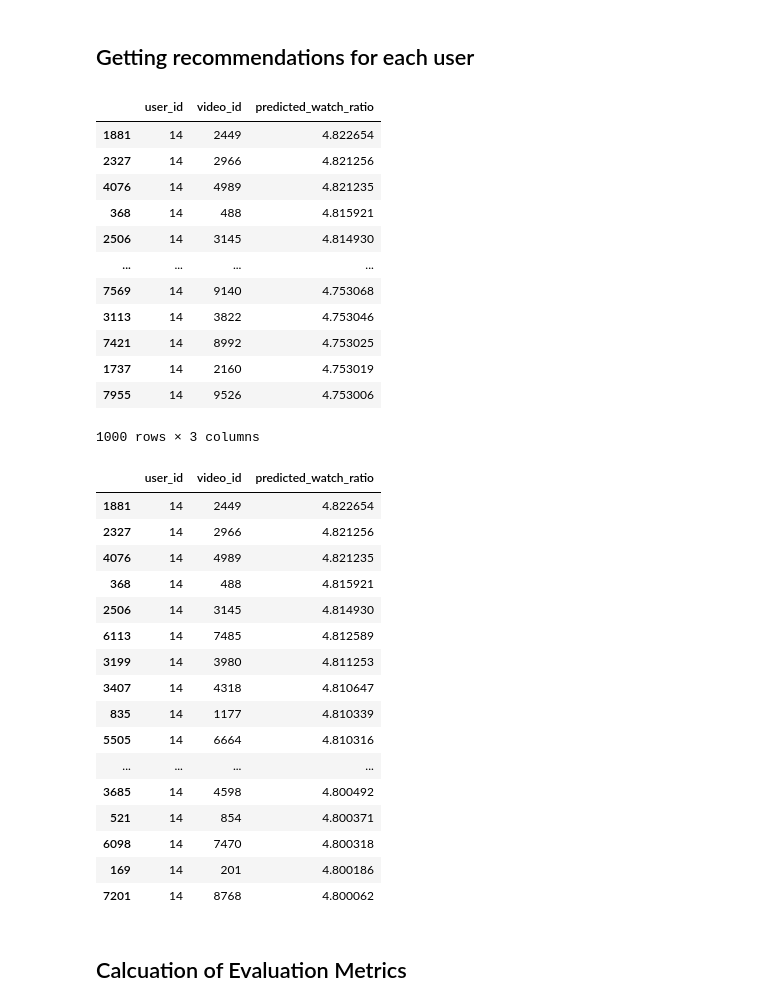
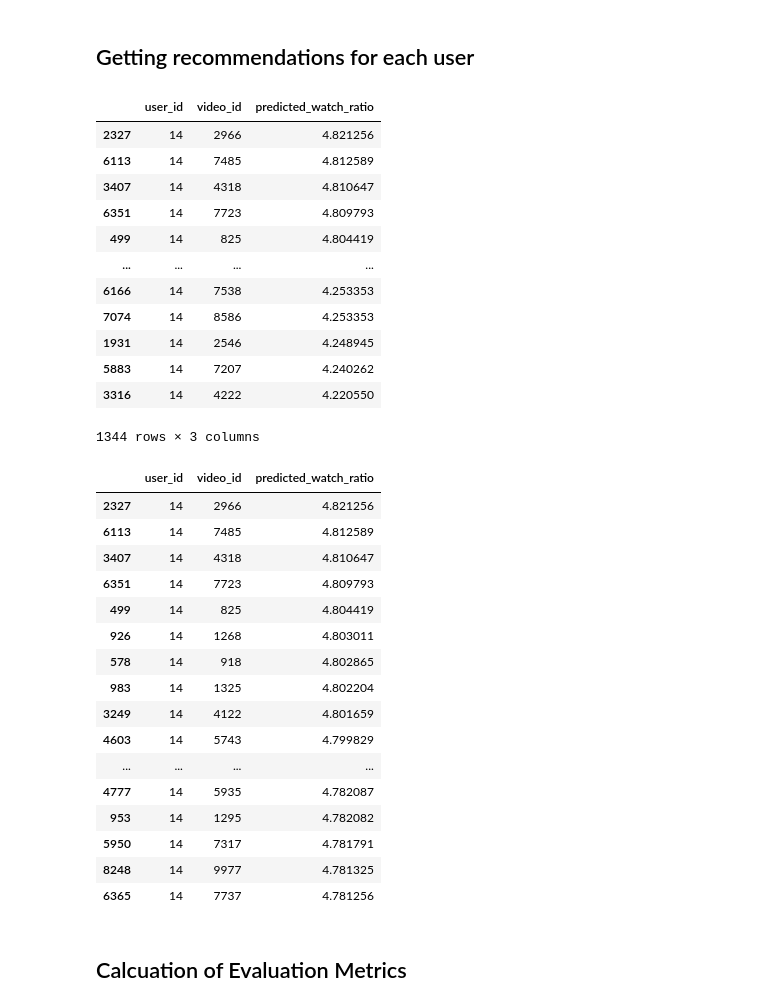
Before and after one commit to jiaawe/kuaishou-recommender, a Jupyter notebook: evaluation/caption_evaluation.ipynb, the cells around one changed output. Cells and saved outputs as stored; diff of their text form; code cells hidden in the pictures.

```diff
--- a/evaluation/caption_evaluation.ipynb
+++ b/evaluation/caption_evaluation.ipynb
@@ -59,4 +44,4 @@ def get_user_watch_history(data):
 # %%
-user_watch_history = get_user_watch_history(joined_train_data)
+user_watch_history = eval_fns.get_user_watch_history(joined_train_data)
 # %% [markdown]
 ## Getting ground truth videos for each user
@@ -87,7 +48,8 @@ def get_ground_truth(ground_truth_df, valid_videos, user_watch_history):
 # %%
+users_in_train_data = set(joined_train_data['user_id'])
 videos_in_train_data = set(joined_train_data['video_id'])
 
-ground_truth = get_ground_truth(joined_val_data[['user_id', 'video_id', 'watch_ratio']], videos_in_train_data, user_watch_history)
+ground_truth = eval_fns.get_ground_truth(joined_val_data[['user_id', 'video_id', 'watch_ratio']], users_in_train_data, videos_in_train_data, user_watch_history)
 # %%
 # Ground truth scores for user 14
 ground_truth[ground_truth['user_id'] == 14]
@@ -137,21 +72,28 @@ recommendations_random = get_user_recommendations(prediction_scores_random, user
+# %%
+videos_in_val_data = set(joined_val_data['video_id'])
+
+recommendations_caption = eval_fns.get_user_recommendations(prediction_scores_caption, videos_in_val_data, user_watch_history)
+recommendations_ncf = eval_fns.get_user_recommendations(prediction_scores_ncf, videos_in_val_data, user_watch_history)
+recommendations_random = eval_fns.get_user_recommendations(prediction_scores_random, videos_in_val_data, user_watch_history)
 # %%
-# Recommendations for user 14
-recommendations[recommendations['user_id'] == 14]
+# Recommendations based on caption for user 14
+recommendations_caption[recommendations_caption['user_id'] == 14]
 # %% [output]
 |  | user_id | video_id | predicted_watch_ratio |
-| 1881 | 14 | 2449 | 4.822654 |
 | 2327 | 14 | 2966 | 4.821256 |
-| 4076 | 14 | 4989 | 4.821235 |
-| 368 | 14 | 488 | 4.815921 |
-| 2506 | 14 | 3145 | 4.814930 |
+| 6113 | 14 | 7485 | 4.812589 |
+| 3407 | 14 | 4318 | 4.810647 |
+| 6351 | 14 | 7723 | 4.809793 |
+| 499 | 14 | 825 | 4.804419 |
 | ... | ... | ... | ... |
-| 7569 | 14 | 9140 | 4.753068 |
-| 3113 | 14 | 3822 | 4.753046 |
-| 7421 | 14 | 8992 | 4.753025 |
-| 1737 | 14 | 2160 | 4.753019 |
-| 7955 | 14 | 9526 | 4.753006 |
+| 6166 | 14 | 7538 | 4.253353 |
+| 7074 | 14 | 8586 | 4.253353 |
+| 1931 | 14 | 2546 | 4.248945 |
+| 5883 | 14 | 7207 | 4.240262 |
+| 3316 | 14 | 4222 | 4.220550 |
-1000 rows × 3 columns
+1344 rows × 3 columns
 # %%
-reco_grp = recommendations.groupby('user_id')
+reco_grp_caption = recommendations_caption.groupby('user_id')
+reco_grp_ncf = recommendations_ncf.groupby('user_id')
 reco_grp_random = recommendations_random.groupby('user_id')
 ground_truth_grp = ground_truth.groupby('user_id')
@@ -173,31 +100,32 @@ def get_top_k_for_user(k, user_id, df):
 # %%
 k = 50
 
 # Get top 50 ground truth and recommendations for user 14
-top_50_ground_truth_user_14 = get_top_k_for_user(k, 14, ground_truth)
-top_50_recommendations_user_14 = get_top_k_for_user(k, 14, reco_grp)
-top_50_recommendations_user_14_random = get_top_k_for_user(k, 14, reco_grp_random)
+top_50_ground_truth_user_14 = eval_fns.get_top_k_for_user(k, 14, ground_truth)
+top_50_recommendations_user_14_caption = eval_fns.get_top_k_for_user(k, 14, reco_grp_caption)
+top_50_recommendations_user_14_ncf = eval_fns.get_top_k_for_user(k, 14, reco_grp_ncf)
+top_50_recommendations_user_14_random = eval_fns.get_top_k_for_user(k, 14, reco_grp_random)
 
 # top_50_ground_truth_user_14
-top_50_recommendations_user_14
+top_50_recommendations_user_14_caption
 # %% [output]
 |  | user_id | video_id | predicted_watch_ratio |
-| 1881 | 14 | 2449 | 4.822654 |
 | 2327 | 14 | 2966 | 4.821256 |
-| 4076 | 14 | 4989 | 4.821235 |
-| 368 | 14 | 488 | 4.815921 |
-| 2506 | 14 | 3145 | 4.814930 |
 | 6113 | 14 | 7485 | 4.812589 |
-| 3199 | 14 | 3980 | 4.811253 |
 | 3407 | 14 | 4318 | 4.810647 |
-| 835 | 14 | 1177 | 4.810339 |
-| 5505 | 14 | 6664 | 4.810316 |
+| 6351 | 14 | 7723 | 4.809793 |
+| 499 | 14 | 825 | 4.804419 |
+| 926 | 14 | 1268 | 4.803011 |
+| 578 | 14 | 918 | 4.802865 |
+| 983 | 14 | 1325 | 4.802204 |
+| 3249 | 14 | 4122 | 4.801659 |
+| 4603 | 14 | 5743 | 4.799829 |
 | ... | ... | ... | ... |
-| 3685 | 14 | 4598 | 4.800492 |
-| 521 | 14 | 854 | 4.800371 |
-| 6098 | 14 | 7470 | 4.800318 |
-| 169 | 14 | 201 | 4.800186 |
-| 7201 | 14 | 8768 | 4.800062 |
+| 4777 | 14 | 5935 | 4.782087 |
+| 953 | 14 | 1295 | 4.782082 |
+| 5950 | 14 | 7317 | 4.781791 |
+| 8248 | 14 | 9977 | 4.781325 |
+| 6365 | 14 | 7737 | 4.781256 |
 # %% [markdown]
 ## Calcuation of Evaluation Metrics
 # %% [markdown]
```
Also changed, not shown: parts of 31 cells of this notebook, 3 other files.
